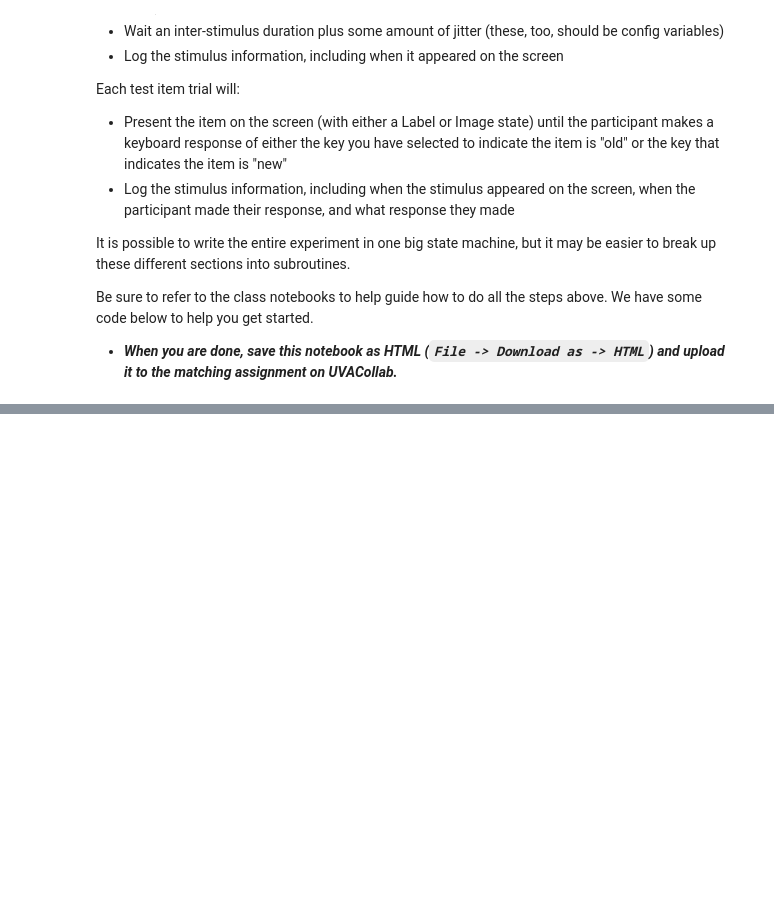
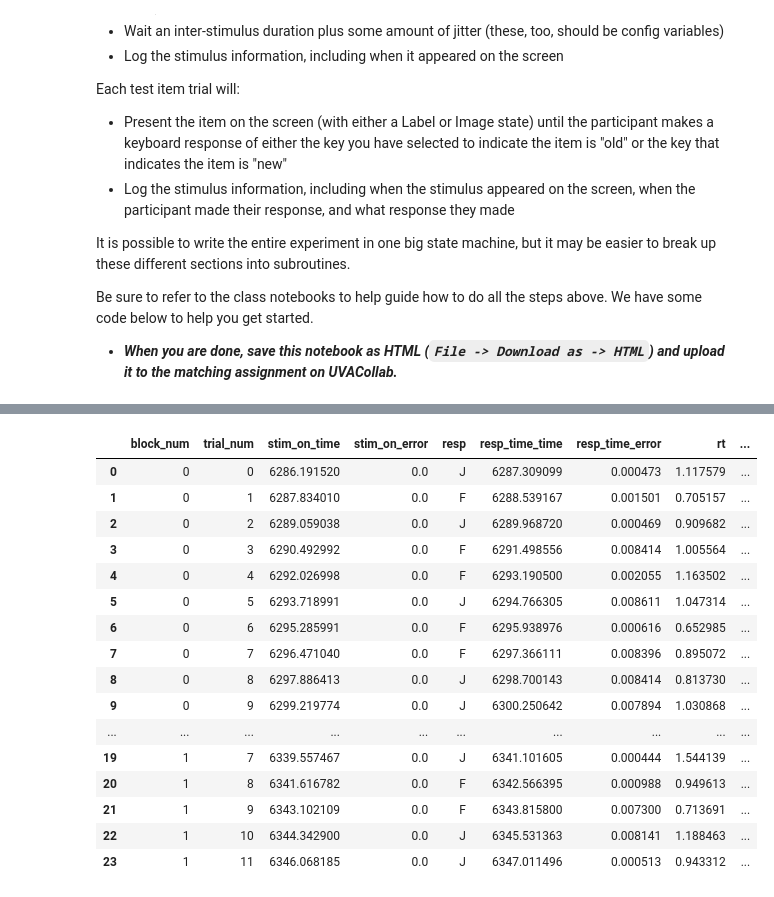
Before and after one commit to cs-hall/compsy, a Jupyter notebook: assignments/A03_SMILE_Experiment_csh4hf.ipynb, the cells around one changed output, grey strips where cells are left out. Drawn from its saved outputs; the diff is of its cells as text; code cells hidden in the pictures; blank space fills up the shorter version.

```diff
--- a/assignments/A03_SMILE_Experiment_csh4hf.ipynb
+++ b/assignments/A03_SMILE_Experiment_csh4hf.ipynb
@@ -607,0 +577,22 @@ df_study
+# %%
+test = log2dl(path + "log_old-new-test_0.slog")
+df_test = pd.DataFrame(test)
+df_test
+# %% [output]
+|  | block_num | trial_num | stim_on_time | stim_on_error | resp | resp_time_time | resp_time_error | rt | ... |
+| 0 | 0 | 0 | 6286.191520 | 0.0 | J | 6287.309099 | 0.000473 | 1.117579 | ... |
+| 1 | 0 | 1 | 6287.834010 | 0.0 | F | 6288.539167 | 0.001501 | 0.705157 | ... |
+| 2 | 0 | 2 | 6289.059038 | 0.0 | J | 6289.968720 | 0.000469 | 0.909682 | ... |
+| 3 | 0 | 3 | 6290.492992 | 0.0 | F | 6291.498556 | 0.008414 | 1.005564 | ... |
+| 4 | 0 | 4 | 6292.026998 | 0.0 | F | 6293.190500 | 0.002055 | 1.163502 | ... |
+| 5 | 0 | 5 | 6293.718991 | 0.0 | J | 6294.766305 | 0.008611 | 1.047314 | ... |
+| 6 | 0 | 6 | 6295.285991 | 0.0 | F | 6295.938976 | 0.000616 | 0.652985 | ... |
+| 7 | 0 | 7 | 6296.471040 | 0.0 | F | 6297.366111 | 0.008396 | 0.895072 | ... |
+| 8 | 0 | 8 | 6297.886413 | 0.0 | J | 6298.700143 | 0.008414 | 0.813730 | ... |
+| 9 | 0 | 9 | 6299.219774 | 0.0 | J | 6300.250642 | 0.007894 | 1.030868 | ... |
+| ... | ... | ... | ... | ... | ... | ... | ... | ... | ... |
+| 19 | 1 | 7 | 6339.557467 | 0.0 | J | 6341.101605 | 0.000444 | 1.544139 | ... |
+| 20 | 1 | 8 | 6341.616782 | 0.0 | F | 6342.566395 | 0.000988 | 0.949613 | ... |
+| 21 | 1 | 9 | 6343.102109 | 0.0 | F | 6343.815800 | 0.007300 | 0.713691 | ... |
+| 22 | 1 | 10 | 6344.342900 | 0.0 | J | 6345.531363 | 0.008141 | 1.188463 | ... |
+| 23 | 1 | 11 | 6346.068185 | 0.0 | J | 6347.011496 | 0.000513 | 0.943312 | ... |
```
Also changed, not shown: parts of 4 cells of this notebook, 1 other file.
